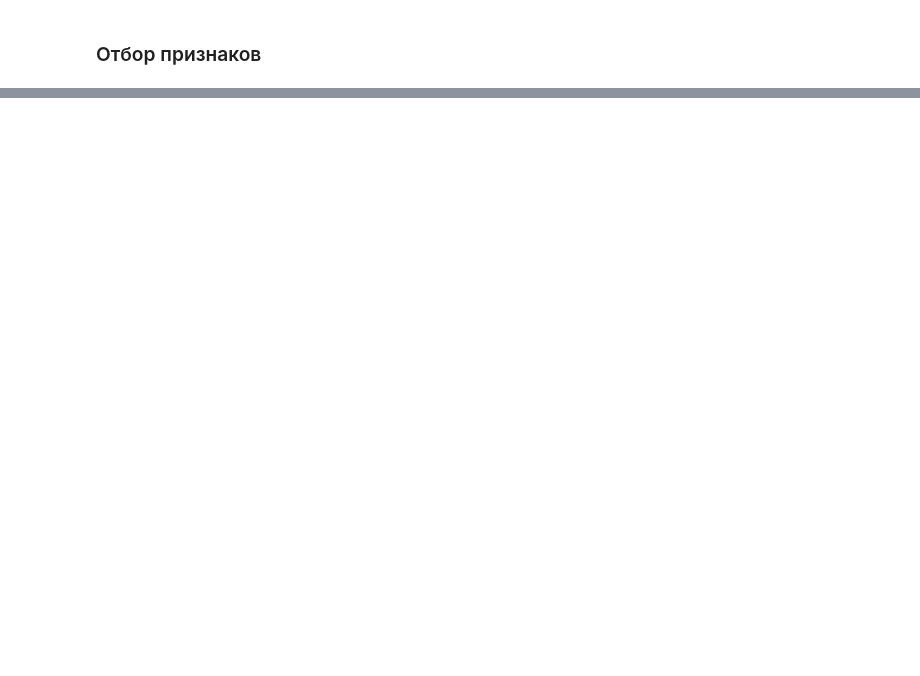
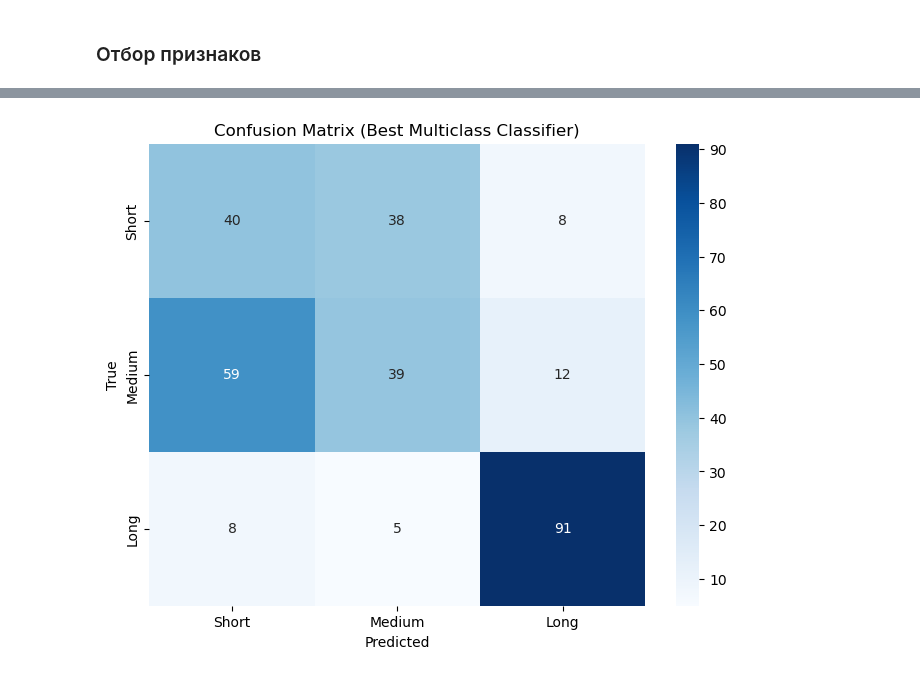
Before and after one commit to cfaring/ait-2025, a Jupyter notebook: lab3/lab3.ipynb, the cells around one changed output, grey strips where cells are left out. Saved outputs shown, nothing was run; the diff lists cells and outputs as text; code cells hidden in the pictures; blank space fills up the shorter version.

```diff
--- a/lab3/lab3.ipynb
+++ b/lab3/lab3.ipynb
@@ -308,0 +420,12 @@ plt.show()
+# %%
+cm = confusion_matrix(y_test_multi, y_pred_best)
+plt.figure(figsize=(8, 6))
+sns.heatmap(cm, annot=True, fmt='d', cmap='Blues', xticklabels=['Short', 'Medium', 'Long'], yticklabels=['Short', 'Medium', 'Long'])
+plt.title('Confusion Matrix (Best Multiclass Classifier)')
+plt.xlabel('Predicted')
+plt.ylabel('True')
+plt.savefig('confusion_matrix_multi.png')
+plt.show()
+plt.close()
+# %% [output]
+[figure, added]
```
Also changed, not shown: parts of 32 cells of this notebook, 4 other files.
